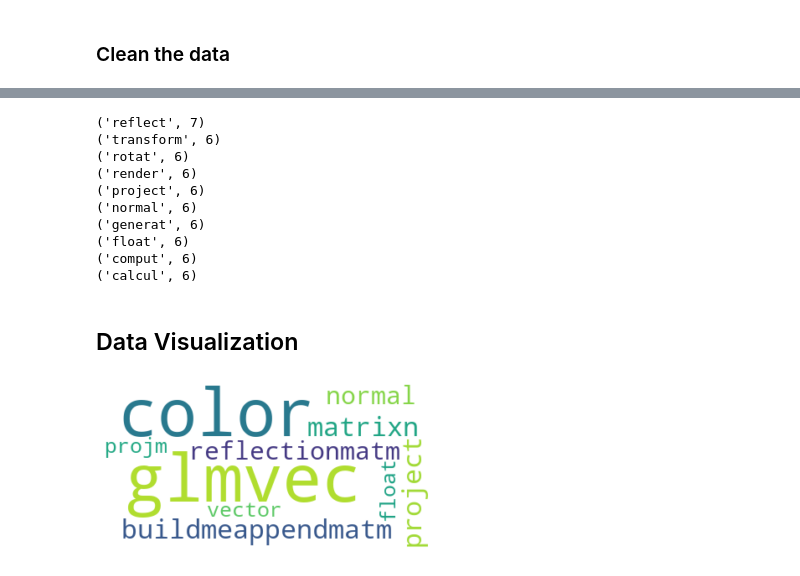
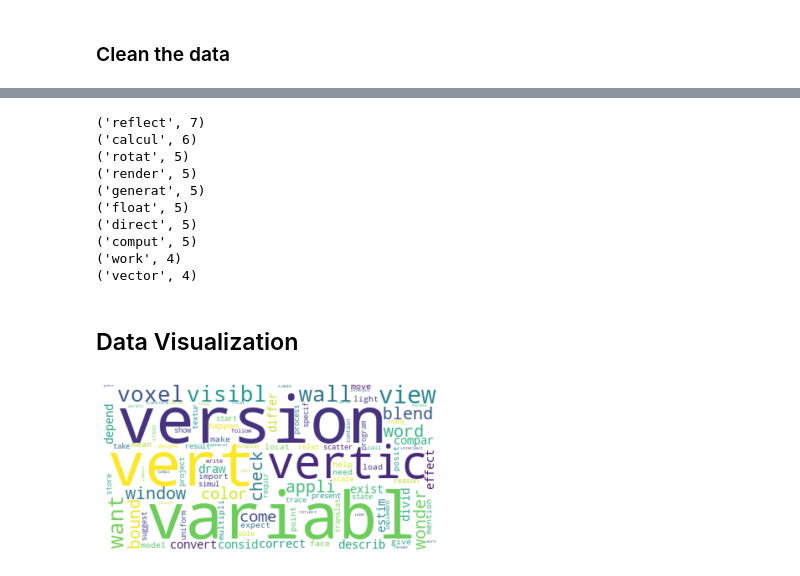
Before and after one commit to d471061c/Stackdata, a Jupyter notebook: StackData.ipynb, the cells around one changed output, grey strips where cells are left out. Cells and saved outputs as stored; diff of their text form; code cells hidden in the pictures.

```diff
--- a/StackData.ipynb
+++ b/StackData.ipynb
@@ -197,7 +201,7 @@ answers = posts[pd.to_numeric(posts['PostTypeId']) == 2]['Body']
 
 questions.apply(lambda x : removePunctuation(removeHTML(removeURLs(removeTags(x)))))
 
-tfid_vectorizer = TfidfVectorizer(max_features=2500, min_df=7, max_df=0.8, stop_words=stopwords.words('english'))
+tfid_vectorizer = TfidfVectorizer(max_features=2000, min_df=7, max_df=0.8, stop_words=stopwords.words('english'))
 tfid_vectorizer.fit_transform(questions)
 feature_names = tfid_vectorizer.get_feature_names()
 # %% [output]
@@ -227,15 +231,15 @@ for value in result[-10:][::-1]:
     print(value)
 # %% [output]
 ('reflect', 7)
-('transform', 6)
-('rotat', 6)
-('render', 6)
-('project', 6)
-('normal', 6)
-('generat', 6)
-('float', 6)
-('comput', 6)
 ('calcul', 6)
+('rotat', 5)
+('render', 5)
+('generat', 5)
+('float', 5)
+('direct', 5)
+('comput', 5)
+('work', 4)
+('vector', 4)
 # %% [markdown]
 ## Data Visualization
 # %%
@@ -251,7 +255,7 @@ def convert_to_wordcloud(text):
     plt.axis("off")
     plt.show()
 # %%
-top_10 = " ".join(list(map(lambda x: x[0], result[-10:])))
-convert_to_wordcloud(top_10)
+top_100 = " ".join(list(map(lambda x: x[0], result[-100:])))
+convert_to_wordcloud(top_100)
 # %% [output]
-[figure, old version]
+[figure, new version]
```
Also changed, not shown: parts of 9 cells of this notebook.
